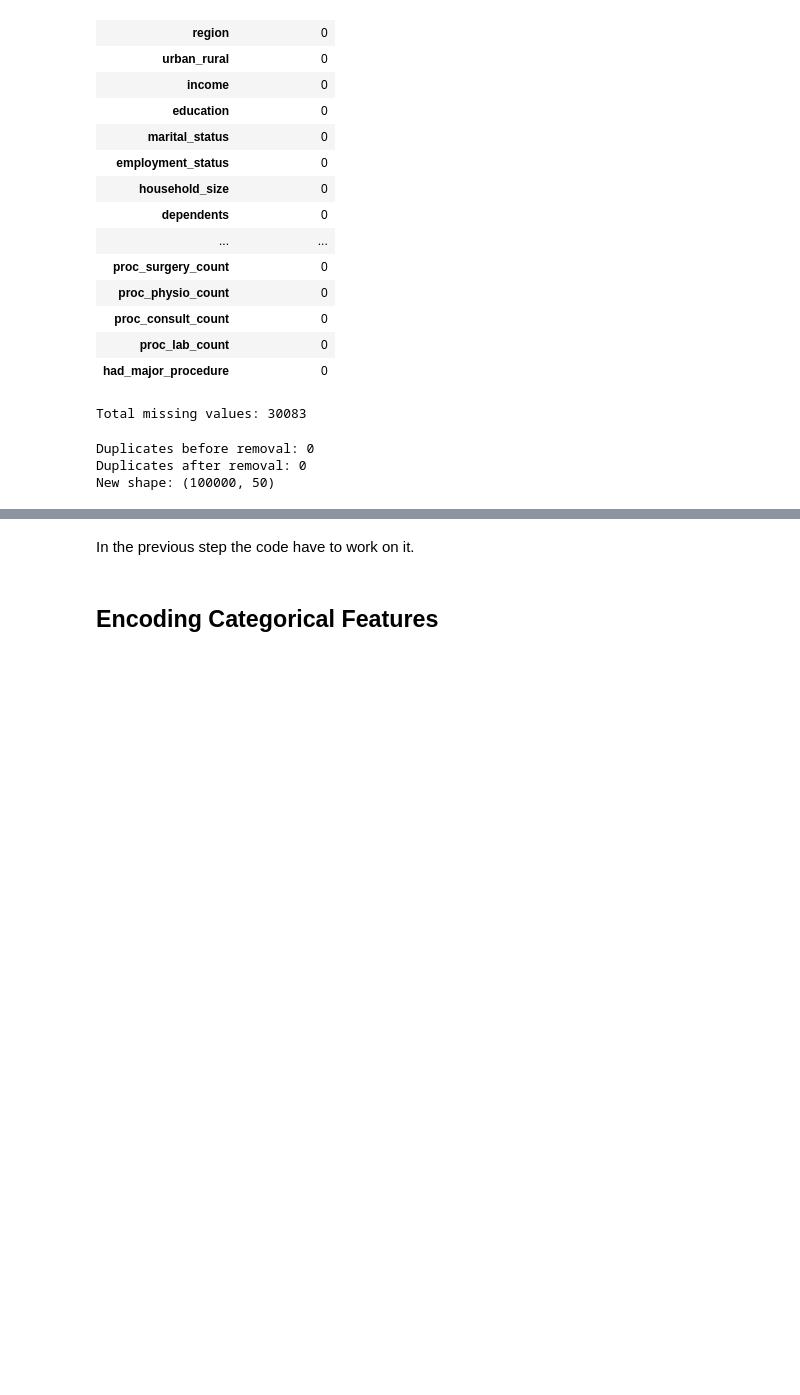
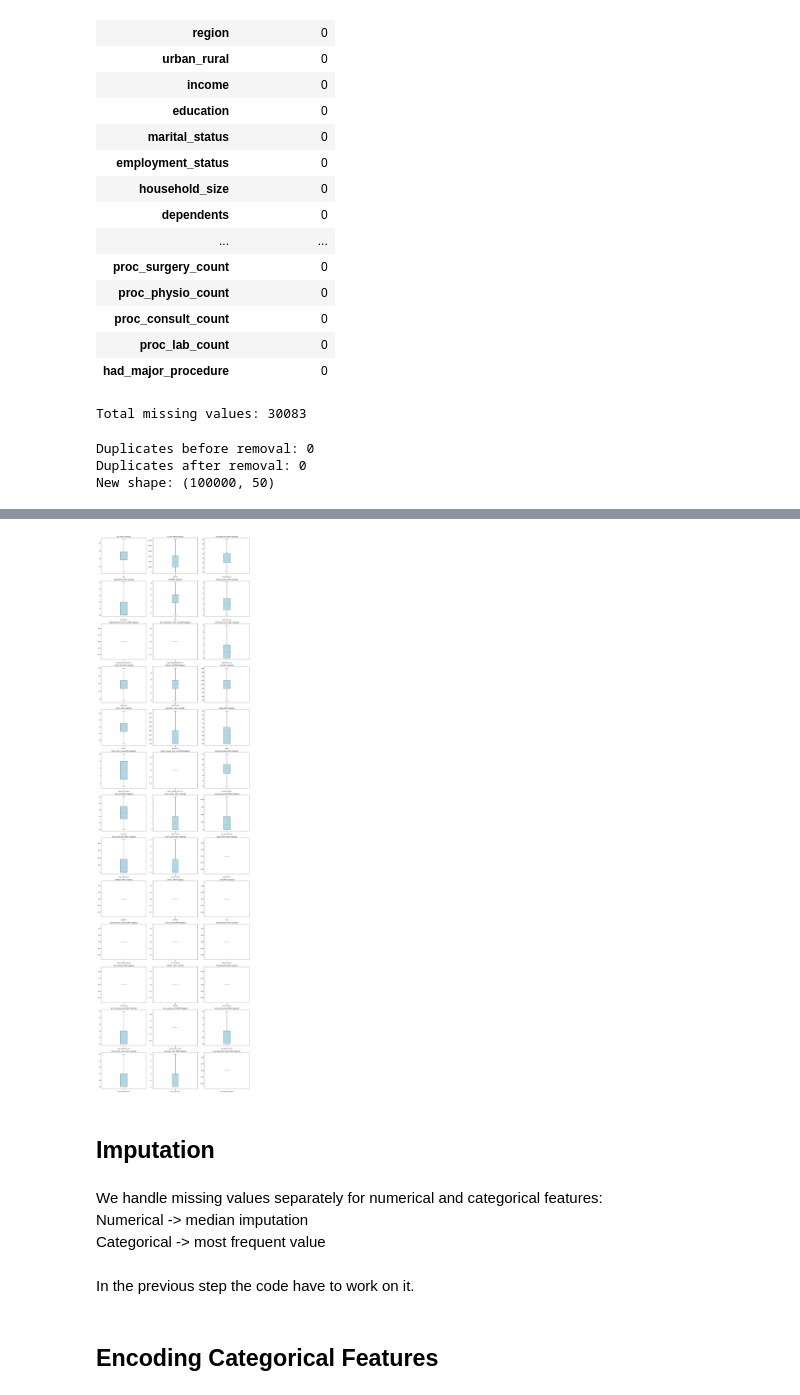
Before and after one commit to JoAz06/Workshop2Project, a Jupyter notebook: regression.ipynb, the cells around one changed output, grey strips where cells are left out. Drawn from its saved outputs; the diff is of its cells as text; code cells hidden in the pictures; blank space fills up the shorter version.

```diff
--- a/regression.ipynb
+++ b/regression.ipynb
@@ -459,2 +464,9 @@ New shape: (100000, 50)
+# %%
+X = df.drop(columns=[target_col])
+y = df[target_col]
+
+X_train, X_test, y_train, y_test = train_test_split(
+    X, y, test_size=0.2, random_state=11
+)
 # %% [markdown]
 ### Outlier Detection & Handling
@@ -564,0 +542,43 @@ df_capped.head()
+# %%
+cap_cols = X_train.select_dtypes(include=np.number).columns.tolist()
+
+for col in cap_cols:
+    q1 = X_train[col].quantile(0.25)
+    q3 = X_train[col].quantile(0.75)
+    iqr = q3 - q1
+
+    lower = q1 - 1.5 * iqr
+    upper = q3 + 1.5 * iqr
+
+    X_train[col] = X_train[col].clip(lower, upper)
+    X_test[col] = X_test[col].clip(lower, upper)
+# %%
+cap_cols = X_train.select_dtypes(include=np.number).columns.tolist()
+
+n_cols = 3
+n_rows = math.ceil(len(cap_cols) / n_cols)
+
+plt.figure(figsize=(18, 5 * n_rows))
+
+for i, col in enumerate(cap_cols):
+    plt.subplot(n_rows, n_cols, i + 1)
+
+    plt.boxplot(X_train[col].dropna(), vert=True, patch_artist=True,
+                boxprops=dict(facecolor='lightblue', color='black'),
+                whiskerprops=dict(color='black'),
+                capprops=dict(color='black'),
+                flierprops=dict(marker='o', markeredgecolor='black'))
+
+    plt.title(f"{col} (After Capping)")
+    plt.xlabel(col)
+
+plt.tight_layout()
+plt.show()
+# %% [output]
+[figure, added]
+# %% [markdown]
+## Imputation
+# %% [markdown]
+We handle missing values separately for numerical and categorical features:
+Numerical -> median imputation
+Categorical -> most frequent value
```
Also changed, not shown: parts of 31 cells of this notebook.
